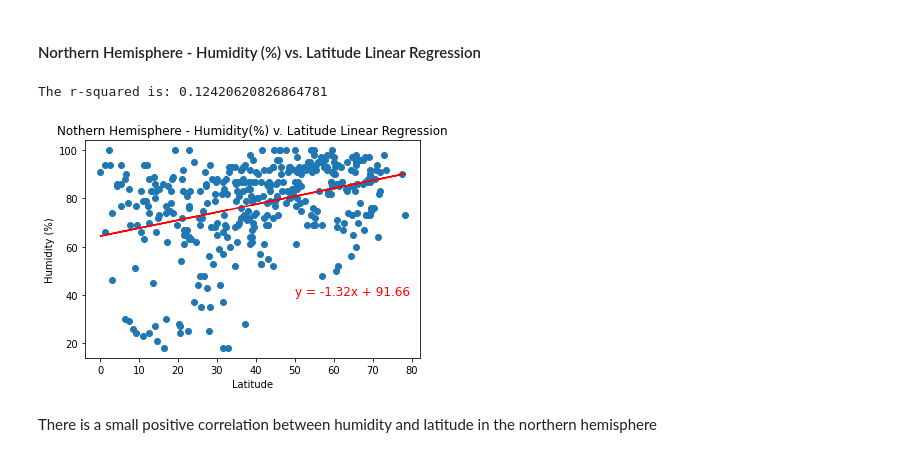
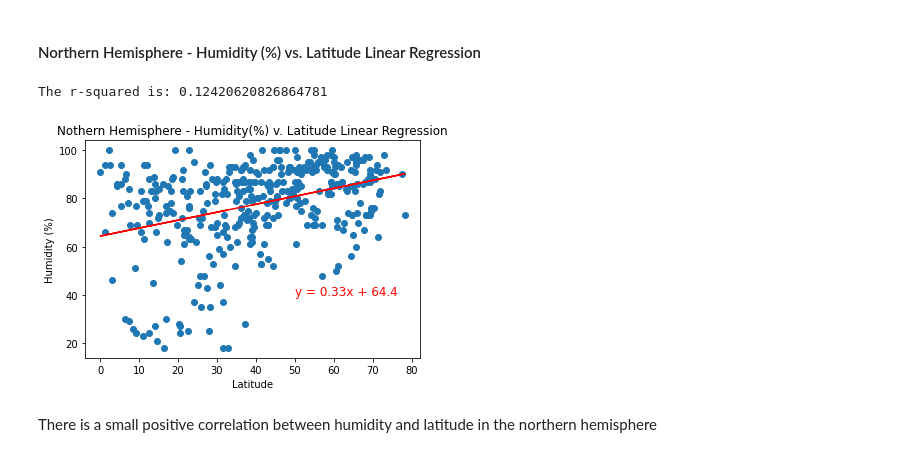
Before and after one commit to geofftm/python-api-challenge, a Jupyter notebook: WeatherPY/WeatherPy.ipynb, the cells around one changed output. Cells and saved outputs as stored; diff of their text form; code cells hidden in the pictures.

```diff
--- a/WeatherPY/WeatherPy.ipynb
+++ b/WeatherPY/WeatherPy.ipynb
@@ -296,6 +296,7 @@ def linear_regression(x, y):
     plt.scatter(x, y)
     plt.plot(x, regress_values, "r-")
     print(f"The r-squared is: {rvalue**2}")
+    return line_eq
 
 def chart_annotation(line_eq, int1, int2,):
     plt.annotate(line_eq, (int1, int2), fontsize=12, color="red")
@@ -324,13 +325,13 @@ There is a positive correlation between max temperature and latitude in the sout
 # %%
 x_value = north["Latitude"]
 y_value = north["Humidity"]
-linear_regression(x_value, y_value)
-chart_annotation(line_eq, 50,40)
+eq = linear_regression(x_value, y_value)
+chart_annotation(eq, 50,40)
 chart_titles("Nothern Hemisphere - Humidity(%) v. Latitude Linear Regression", "Latitude", "Humidity (%)")
 plt.savefig("../Images/No_Hem_Hum_Lat.png")
 # %% [output]
 The r-squared is: 0.12420620826864781
-[figure, old version]
+[figure, new version]
 # %% [markdown]
 There is a small positive correlation between humidity and latitude in the northern hemisphere
 # %% [markdown]
```
Also changed, not shown: parts of 6 cells of this notebook, 7 other files.
